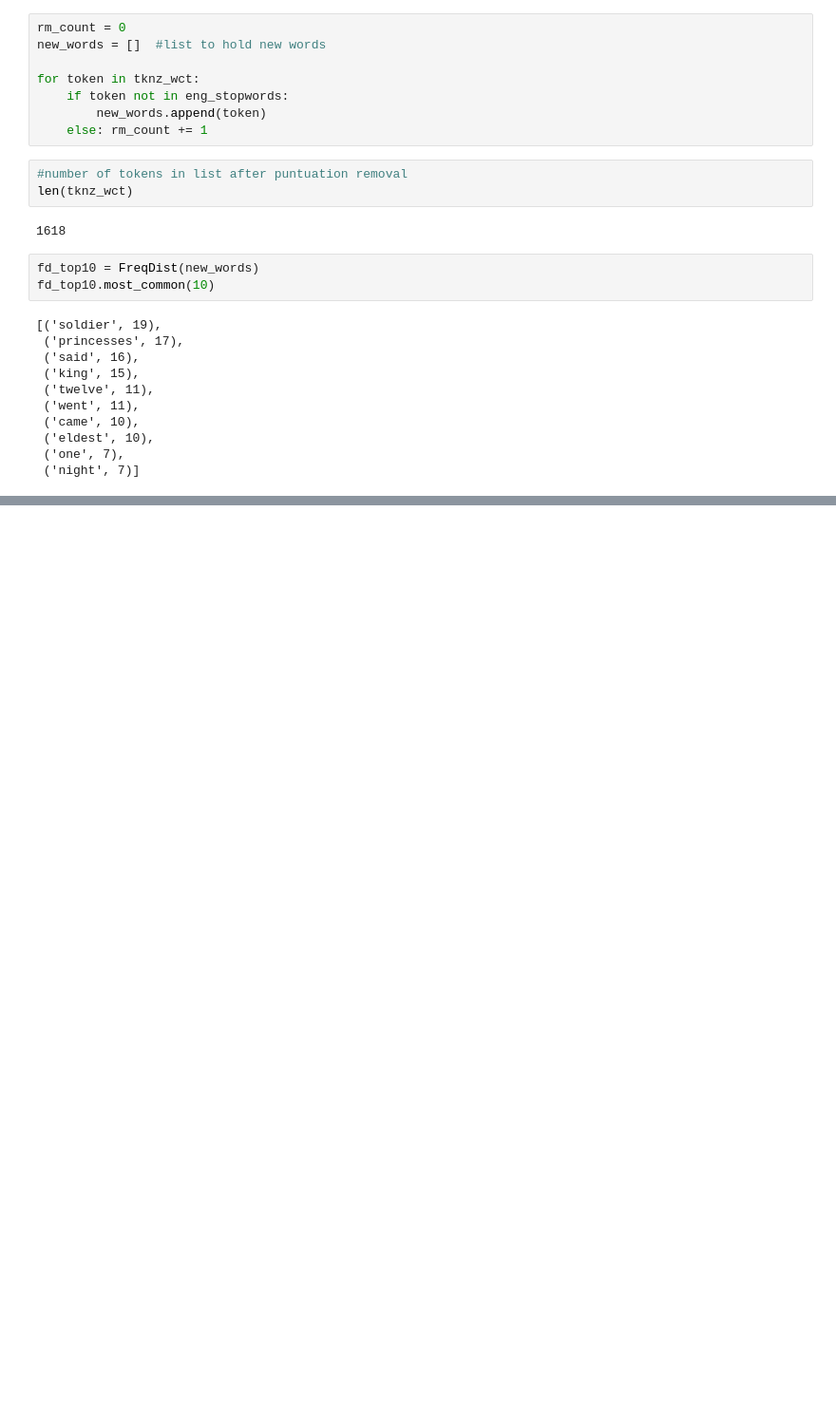
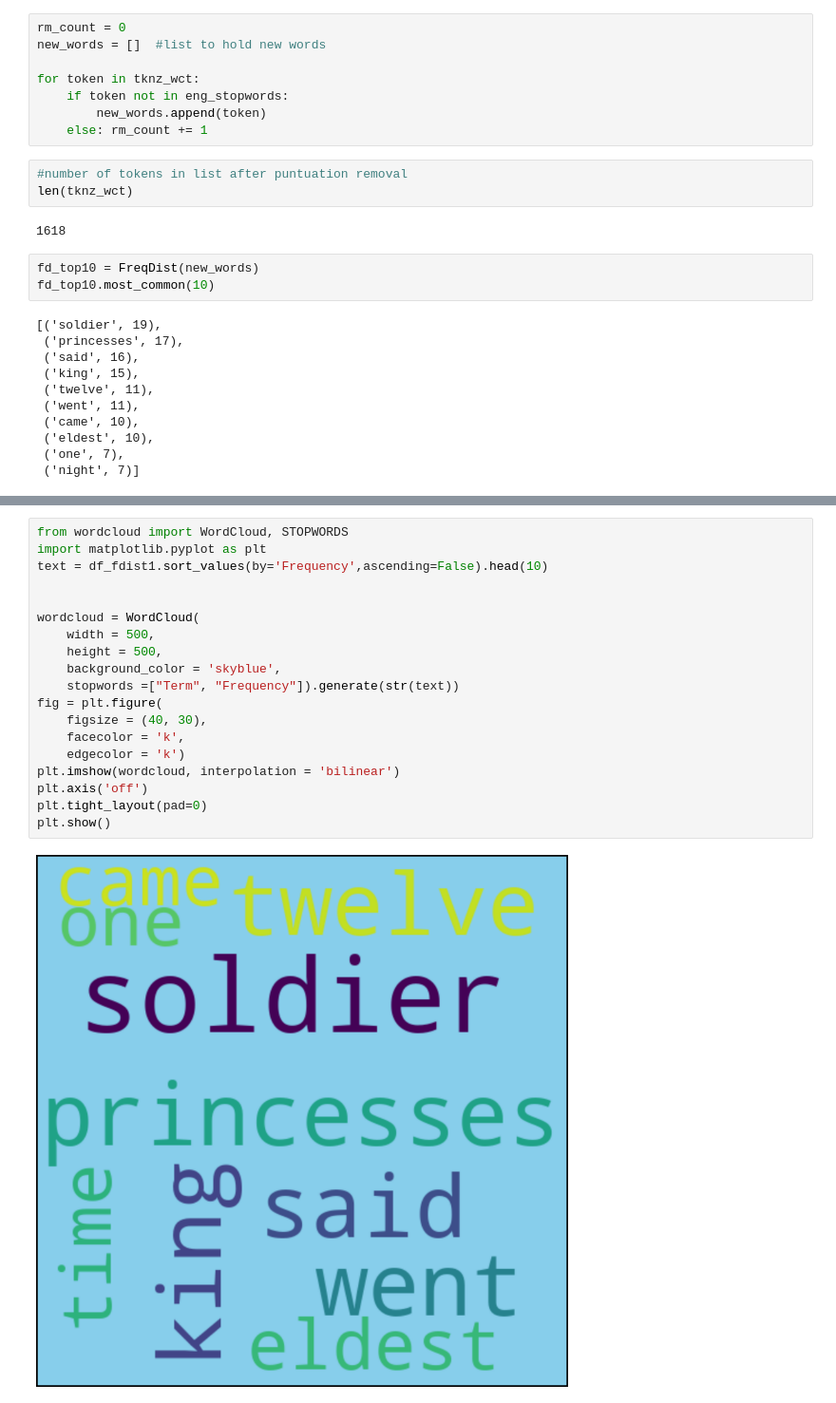
Before and after one commit to Daweet/Project_Immersive, a Jupyter notebook: Dancing Princesses.ipynb, the cells around one changed output, grey strips where cells are left out. Shown at 95% size. Drawn from its saved outputs; the diff is of its cells as text; blank space fills up the shorter version.

Commit message:
WordCloud added

```diff
--- a/Dancing Princesses.ipynb
+++ b/Dancing Princesses.ipynb
@@ -210,0 +254,21 @@ fd_top10.plot(10)
+# %%
+from wordcloud import WordCloud, STOPWORDS
+import matplotlib.pyplot as plt
+text = df_fdist1.sort_values(by='Frequency',ascending=False).head(10)
+
+
+wordcloud = WordCloud(
+    width = 500,
+    height = 500,
+    background_color = 'skyblue',
+    stopwords =["Term", "Frequency"]).generate(str(text))
+fig = plt.figure(
+    figsize = (40, 30),
+    facecolor = 'k',
+    edgecolor = 'k')
+plt.imshow(wordcloud, interpolation = 'bilinear')
+plt.axis('off')
+plt.tight_layout(pad=0)
+plt.show()
+# %% [output]
+[figure, added]
```
Also changed, not shown: parts of 6 cells of this notebook.
